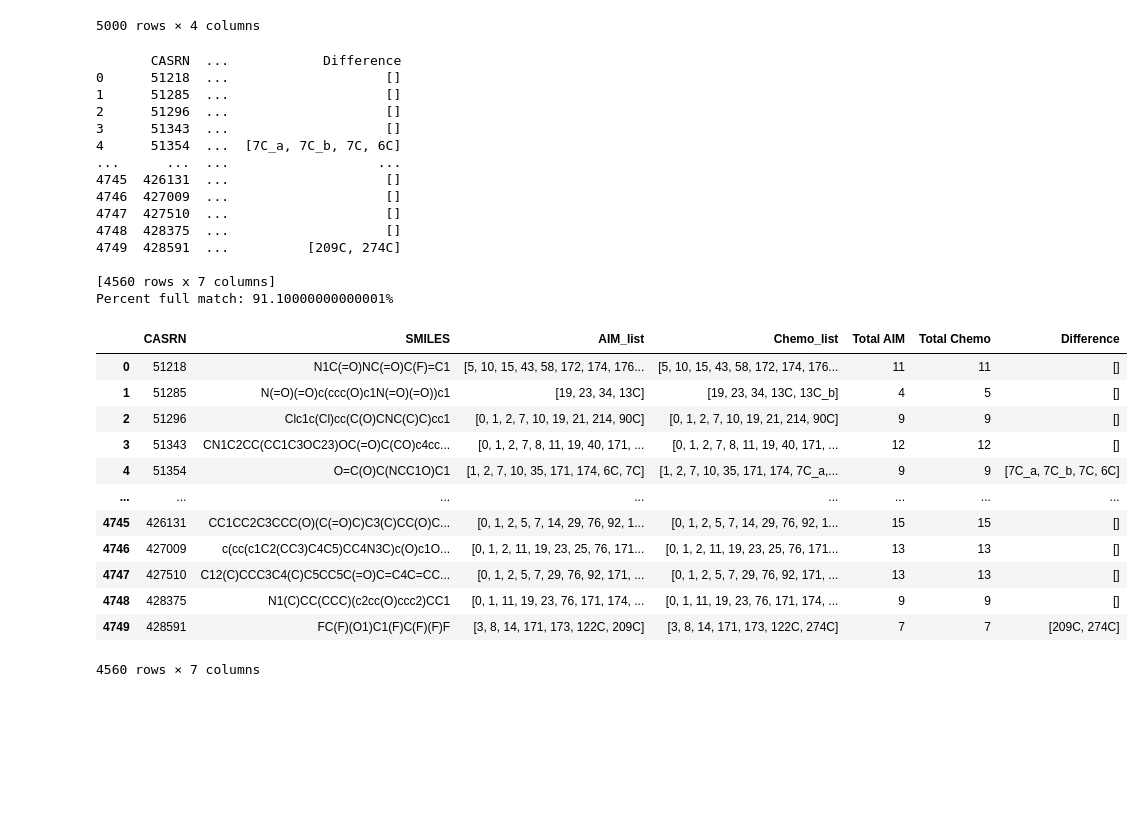
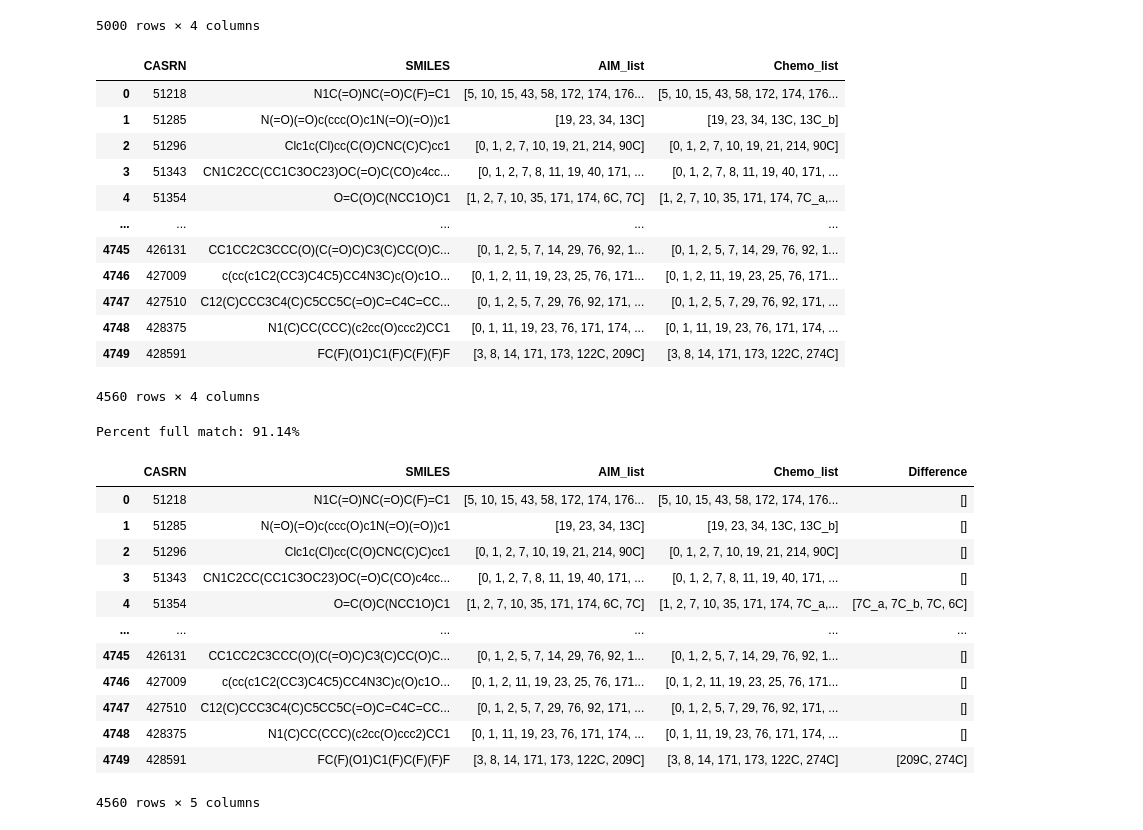
Before and after one commit to patlewig/aim, a Jupyter notebook: notebooks/AIM_Check.ipynb, the cells around one changed output. Saved outputs shown, nothing was run; the diff lists cells and outputs as text; code cells hidden in the pictures; blank space fills up the shorter version.

```diff
--- a/notebooks/AIM_Check.ipynb
+++ b/notebooks/AIM_Check.ipynb
@@ -34,6 +33,9 @@ See the caveats in the documentation: https://pandas.pydata.org/pandas-docs/stab
 | 4999 | FC(C(Br)CBr)(F)F | 431210 | 1,2,3,14,16 | [1, 2, 3, 14, 16] |
 5000 rows × 4 columns
 # %%
+# Create a list of the CRSML Chemotypes from the fingerprint file generated in Chemotyper
+# (Chemotyper Inputs: Chemotype set file: AIM_V_1.xml, Structures: first_5000.sdf) --> Chemotyper Output: AIM_vs_first_5000.csv
+
 df_chemo = pd.read_csv("AIM_V1_vs_fooba_5030.csv")
 df_chemo = df_chemo.rename(columns={'M_SMILES':'SMILES'})
 df_chemo['Chemo_list'] = df_chemo.apply(lambda x: x.index[x == 1].tolist(), axis=1)
@@ -42,22 +44,25 @@ df_chemo
 
 
 df_join = pd.merge(df_chemo,df_aim,on='SMILES',how='inner')
-
-# Current Issue with Merging on CASRN:
-# Difference in SMILES (Cl.NC(N)=N (Comptox/Chemotyper) vs  NC(N([H])([H])([H])Cl)=N (AIM) )
-# Leads to difference in matching since Cl is disconnected in one (no halides)
-
-# Alternative: Take SMILES From AIM_DB --> Write to SDF through RDKIT
-# (How do I get CASRN in sdf file?)
-
-
 df_join = df_join[['CASRN','SMILES','AIM_list', 'Chemo_list']]
-df_join['Total AIM'] = df_join['AIM_list'].apply(lambda x: len(x))
-df_join['Total Chemo'] = df_join['Chemo_list'].apply(lambda x: len(x))
 df_join = df_join.drop_duplicates(subset=['SMILES'])
 #df_join.to_csv('AIM_ChemoType_Bench_first600.csv')
 
-#df_join
+df_join
+# %% [output]
+|  | CASRN | SMILES | AIM_list | Chemo_list |
+| 0 | 51218 | N1C(=O)NC(=O)C(F)=C1 | [5, 10, 15, 43, 58, 172, 174, 176... | [5, 10, 15, 43, 58, 172, 174, 176... |
+| 1 | 51285 | N(=O)(=O)c(ccc(O)c1N(=O)(=O))c1 | [19, 23, 34, 13C] | [19, 23, 34, 13C, 13C_b] |
+| 2 | 51296 | Clc1c(Cl)cc(C(O)CNC(C)C)cc1 | [0, 1, 2, 7, 10, 19, 21, 214, 90C] | [0, 1, 2, 7, 10, 19, 21, 214, 90C] |
+| 3 | 51343 | CN1C2CC(CC1C3OC23)OC(=O)C(CO)c4cc... | [0, 1, 2, 7, 8, 11, 19, 40, 171, ... | [0, 1, 2, 7, 8, 11, 19, 40, 171, ... |
+| 4 | 51354 | O=C(O)C(NCC1O)C1 | [1, 2, 7, 10, 35, 171, 174, 6C, 7C] | [1, 2, 7, 10, 35, 171, 174, 7C_a,... |
+| ... | ... | ... | ... | ... |
+| 4745 | 426131 | CC1CC2C3CCC(O)(C(=O)C)C3(C)CC(O)C... | [0, 1, 2, 5, 7, 14, 29, 76, 92, 1... | [0, 1, 2, 5, 7, 14, 29, 76, 92, 1... |
+| 4746 | 427009 | c(cc(c1C2(CC3)C4C5)CC4N3C)c(O)c1O... | [0, 1, 2, 11, 19, 23, 25, 76, 171... | [0, 1, 2, 11, 19, 23, 25, 76, 171... |
+| 4747 | 427510 | C12(C)CCC3C4(C)C5CC5C(=O)C=C4C=CC... | [0, 1, 2, 5, 7, 29, 76, 92, 171, ... | [0, 1, 2, 5, 7, 29, 76, 92, 171, ... |
+| 4748 | 428375 | N1(C)CC(CCC)(c2cc(O)ccc2)CC1 | [0, 1, 11, 19, 23, 76, 171, 174, ... | [0, 1, 11, 19, 23, 76, 171, 174, ... |
+| 4749 | 428591 | FC(F)(O1)C1(F)C(F)(F)F | [3, 8, 14, 171, 173, 122C, 209C] | [3, 8, 14, 171, 173, 122C, 274C] |
+4560 rows × 4 columns
 # %%
 d = []
 for row in df_join.itertuples():
@@ -70,64 +75,50 @@ for row in df_join.itertuples():
 
 df_join['Difference'] = d
 #mask = df_join['AIM_list'].apply(lambda x: '5' in x)  #optional filter
 #df_join = df_join[mask]       #Optional filter
 
 
-df_join
 df_join.to_excel('benchmark_smiles_aim_2_16_22_.xlsx')
 
 
+
+# Exceptions due to multiple subgraph representation for a single feature, duplicate entries, or uncaught exceptions
 exceptions = ['91C','91C_a','200C','200C_a','123C', '123C_a',
                      '12','12_a','3_a','3','137', '146', '96E', '328C', '306C',
                      '66E', '67E', '90E', '100C', '100Ca', '13C', '13C_a',
                      '13C_b','13C_c','13C_d','13C_e', '13C_f', '13C_g',
                      '13C_h', '8', '8_a', '8_b', '82C_a', '82C',
                      '183C', '183C_a', '171','171_a', '216', '216_a',
                      '2', '86C', '99C', '99C_a', '25', '30', '14C',
                      '14C_a', '40', '251C', '24_a', '34C', '34C_a']
 for e in exceptions:
   df_join['Difference'] = df_join.Difference.apply(lambda x: [i for i in x if i != e])
 
-print(df_join)
 
 df_mismatch = df_join[df_join['Difference'].map(lambda d: len(d)) > 0]
 
-full_match = round(1 -(len(df_mismatch)/len(df_join)),3)
+full_match = round(1 -(len(df_mismatch)/len(df_join)),4)
 
 #print(df_mismatch)
 
 print('Percent full match: ' + str(100*full_match) + '%')
 
 df_join
 # %% [output]
-       CASRN  ...            Difference
-0      51218  ...                    []
-1      51285  ...                    []
-2      51296  ...                    []
-3      51343  ...                    []
-4      51354  ...  [7C_a, 7C_b, 7C, 6C]
-...      ...  ...                   ...
-4745  426131  ...                    []
-4746  427009  ...                    []
-4747  427510  ...                    []
-4748  428375  ...                    []
-4749  428591  ...          [209C, 274C]
-
-[4560 rows x 7 columns]
-Percent full match: 91.10000000000001%
+Percent full match: 91.14%
-|  | CASRN | SMILES | AIM_list | Chemo_list | Total AIM | Total Chemo | Difference |
-| 0 | 51218 | N1C(=O)NC(=O)C(F)=C1 | [5, 10, 15, 43, 58, 172, 174, 176... | [5, 10, 15, 43, 58, 172, 174, 176... | 11 | 11 | [] |
-| 1 | 51285 | N(=O)(=O)c(ccc(O)c1N(=O)(=O))c1 | [19, 23, 34, 13C] | [19, 23, 34, 13C, 13C_b] | 4 | 5 | [] |
-| 2 | 51296 | Clc1c(Cl)cc(C(O)CNC(C)C)cc1 | [0, 1, 2, 7, 10, 19, 21, 214, 90C] | [0, 1, 2, 7, 10, 19, 21, 214, 90C] | 9 | 9 | [] |
-| 3 | 51343 | CN1C2CC(CC1C3OC23)OC(=O)C(CO)c4cc... | [0, 1, 2, 7, 8, 11, 19, 40, 171, ... | [0, 1, 2, 7, 8, 11, 19, 40, 171, ... | 12 | 12 | [] |
-| 4 | 51354 | O=C(O)C(NCC1O)C1 | [1, 2, 7, 10, 35, 171, 174, 6C, 7C] | [1, 2, 7, 10, 35, 171, 174, 7C_a,... | 9 | 9 | [7C_a, 7C_b, 7C, 6C] |
-| ... | ... | ... | ... | ... | ... | ... | ... |
-| 4745 | 426131 | CC1CC2C3CCC(O)(C(=O)C)C3(C)CC(O)C... | [0, 1, 2, 5, 7, 14, 29, 76, 92, 1... | [0, 1, 2, 5, 7, 14, 29, 76, 92, 1... | 15 | 15 | [] |
-| 4746 | 427009 | c(cc(c1C2(CC3)C4C5)CC4N3C)c(O)c1O... | [0, 1, 2, 11, 19, 23, 25, 76, 171... | [0, 1, 2, 11, 19, 23, 25, 76, 171... | 13 | 13 | [] |
-| 4747 | 427510 | C12(C)CCC3C4(C)C5CC5C(=O)C=C4C=CC... | [0, 1, 2, 5, 7, 29, 76, 92, 171, ... | [0, 1, 2, 5, 7, 29, 76, 92, 171, ... | 13 | 13 | [] |
-| 4748 | 428375 | N1(C)CC(CCC)(c2cc(O)ccc2)CC1 | [0, 1, 11, 19, 23, 76, 171, 174, ... | [0, 1, 11, 19, 23, 76, 171, 174, ... | 9 | 9 | [] |
-| 4749 | 428591 | FC(F)(O1)C1(F)C(F)(F)F | [3, 8, 14, 171, 173, 122C, 209C] | [3, 8, 14, 171, 173, 122C, 274C] | 7 | 7 | [209C, 274C] |
+|  | CASRN | SMILES | AIM_list | Chemo_list | Difference |
+| 0 | 51218 | N1C(=O)NC(=O)C(F)=C1 | [5, 10, 15, 43, 58, 172, 174, 176... | [5, 10, 15, 43, 58, 172, 174, 176... | [] |
+| 1 | 51285 | N(=O)(=O)c(ccc(O)c1N(=O)(=O))c1 | [19, 23, 34, 13C] | [19, 23, 34, 13C, 13C_b] | [] |
+| 2 | 51296 | Clc1c(Cl)cc(C(O)CNC(C)C)cc1 | [0, 1, 2, 7, 10, 19, 21, 214, 90C] | [0, 1, 2, 7, 10, 19, 21, 214, 90C] | [] |
+| 3 | 51343 | CN1C2CC(CC1C3OC23)OC(=O)C(CO)c4cc... | [0, 1, 2, 7, 8, 11, 19, 40, 171, ... | [0, 1, 2, 7, 8, 11, 19, 40, 171, ... | [] |
+| 4 | 51354 | O=C(O)C(NCC1O)C1 | [1, 2, 7, 10, 35, 171, 174, 6C, 7C] | [1, 2, 7, 10, 35, 171, 174, 7C_a,... | [7C_a, 7C_b, 7C, 6C] |
+| ... | ... | ... | ... | ... | ... |
+| 4745 | 426131 | CC1CC2C3CCC(O)(C(=O)C)C3(C)CC(O)C... | [0, 1, 2, 5, 7, 14, 29, 76, 92, 1... | [0, 1, 2, 5, 7, 14, 29, 76, 92, 1... | [] |
+| 4746 | 427009 | c(cc(c1C2(CC3)C4C5)CC4N3C)c(O)c1O... | [0, 1, 2, 11, 19, 23, 25, 76, 171... | [0, 1, 2, 11, 19, 23, 25, 76, 171... | [] |
+| 4747 | 427510 | C12(C)CCC3C4(C)C5CC5C(=O)C=C4C=CC... | [0, 1, 2, 5, 7, 29, 76, 92, 171, ... | [0, 1, 2, 5, 7, 29, 76, 92, 171, ... | [] |
+| 4748 | 428375 | N1(C)CC(CCC)(c2cc(O)ccc2)CC1 | [0, 1, 11, 19, 23, 76, 171, 174, ... | [0, 1, 11, 19, 23, 76, 171, 174, ... | [] |
+| 4749 | 428591 | FC(F)(O1)C1(F)C(F)(F)F | [3, 8, 14, 171, 173, 122C, 209C] | [3, 8, 14, 171, 173, 122C, 274C] | [209C, 274C] |
-4560 rows × 7 columns
+4560 rows × 5 columns
 # %%
 import matplotlib.pyplot as plt
 import numpy as np
```
Also changed, not shown: parts of 9 cells of this notebook.
